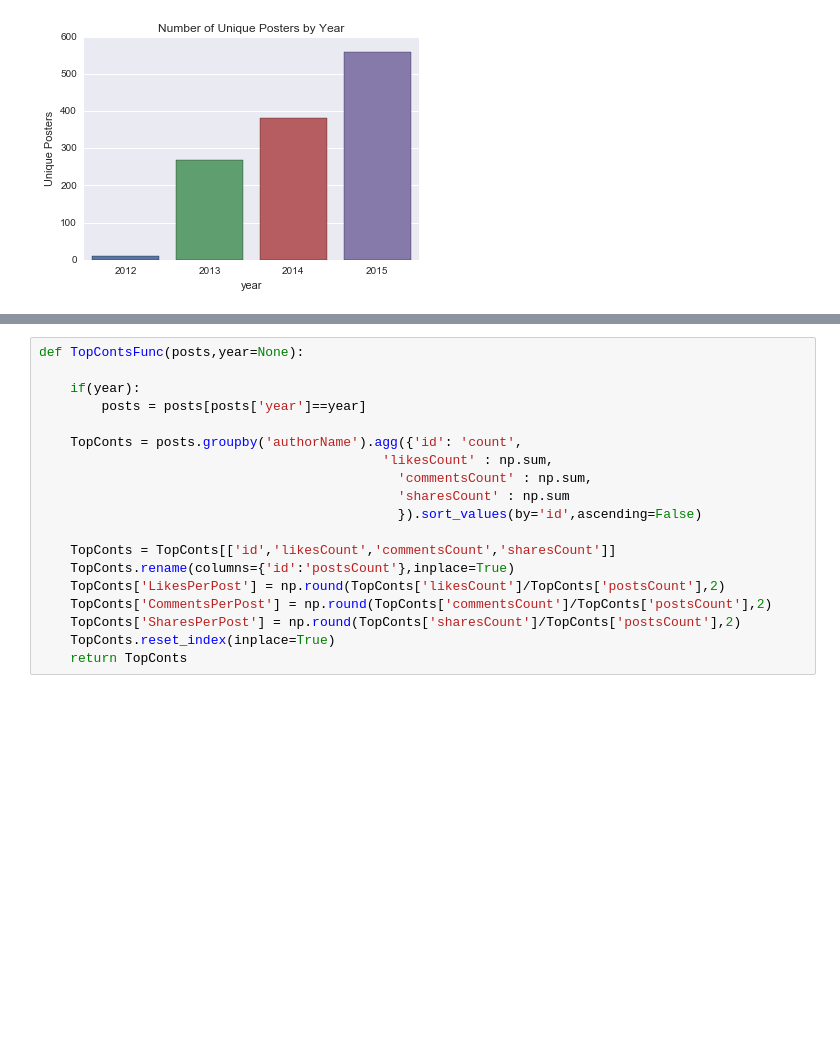
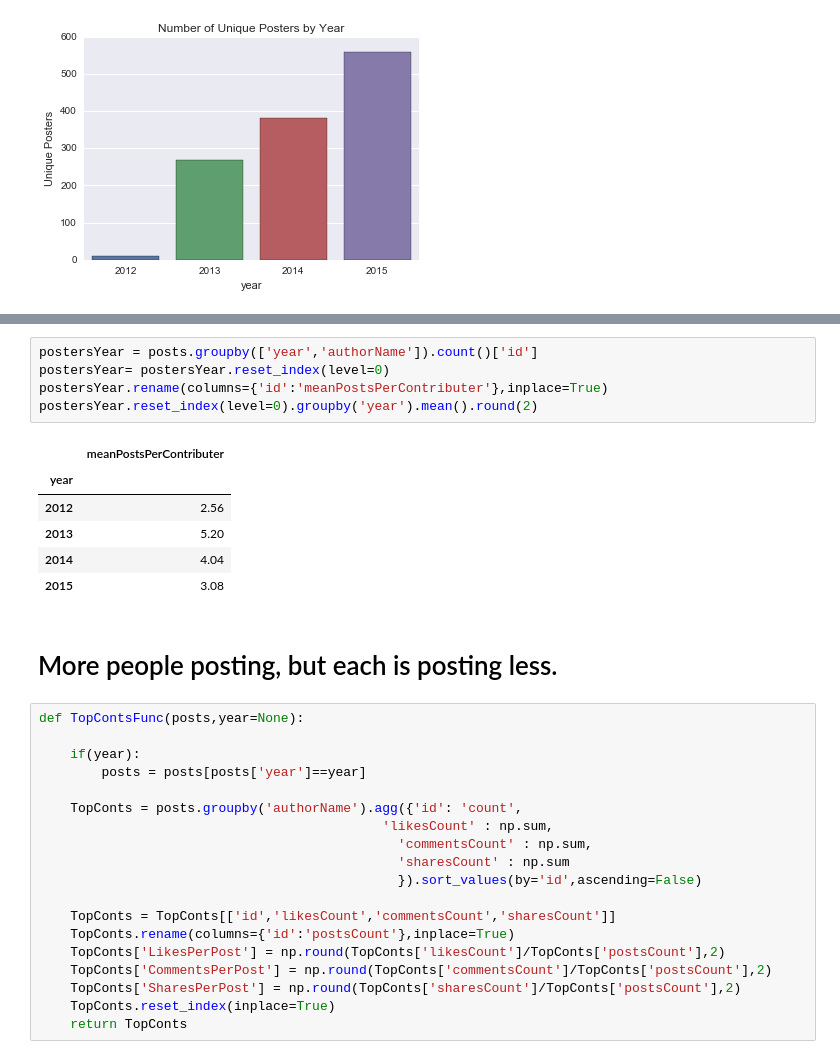
Before and after one commit to darkruby501/OrphanCode, a Jupyter notebook: EAFBGroupPosts/EA Facebook Group - Posts Analysis '15.ipynb, the cells around one changed output, grey strips where cells are left out. Drawn from its saved outputs; the diff is of its cells as text; blank space fills up the shorter version.

```diff
--- a/EAFBGroupPosts/EA Facebook Group - Posts Analysis '15.ipynb
+++ b/EAFBGroupPosts/EA Facebook Group - Posts Analysis '15.ipynb
@@ -185,3 +248,17 @@ ax.set_title('Number of Unique Posters by Year')
+# %%
+postersYear = posts.groupby(['year','authorName']).count()['id']
+postersYear= postersYear.reset_index(level=0)
+postersYear.rename(columns={'id':'meanPostsPerContributer'},inplace=True)
+postersYear.reset_index(level=0).groupby('year').mean().round(2)
+# %% [output]
+|  | meanPostsPerContributer |
+| year |  |
+| 2012 | 2.56 |
+| 2013 | 5.20 |
+| 2014 | 4.04 |
+| 2015 | 3.08 |
+# %% [markdown]
+# More people posting, but each is posting less.
 # %%
 def TopContsFunc(posts,year=None):
 
```
Also changed, not shown: parts of 5 cells of this notebook, 1 other file.
